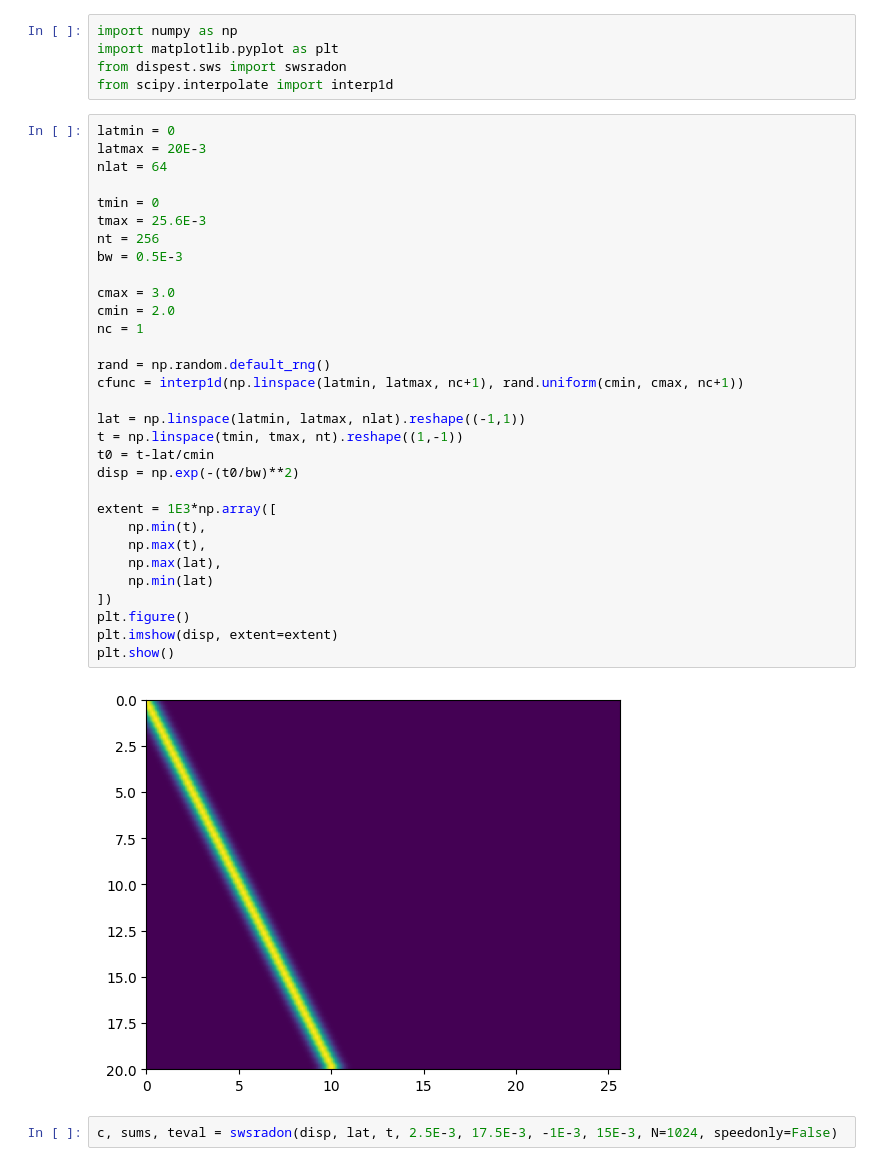
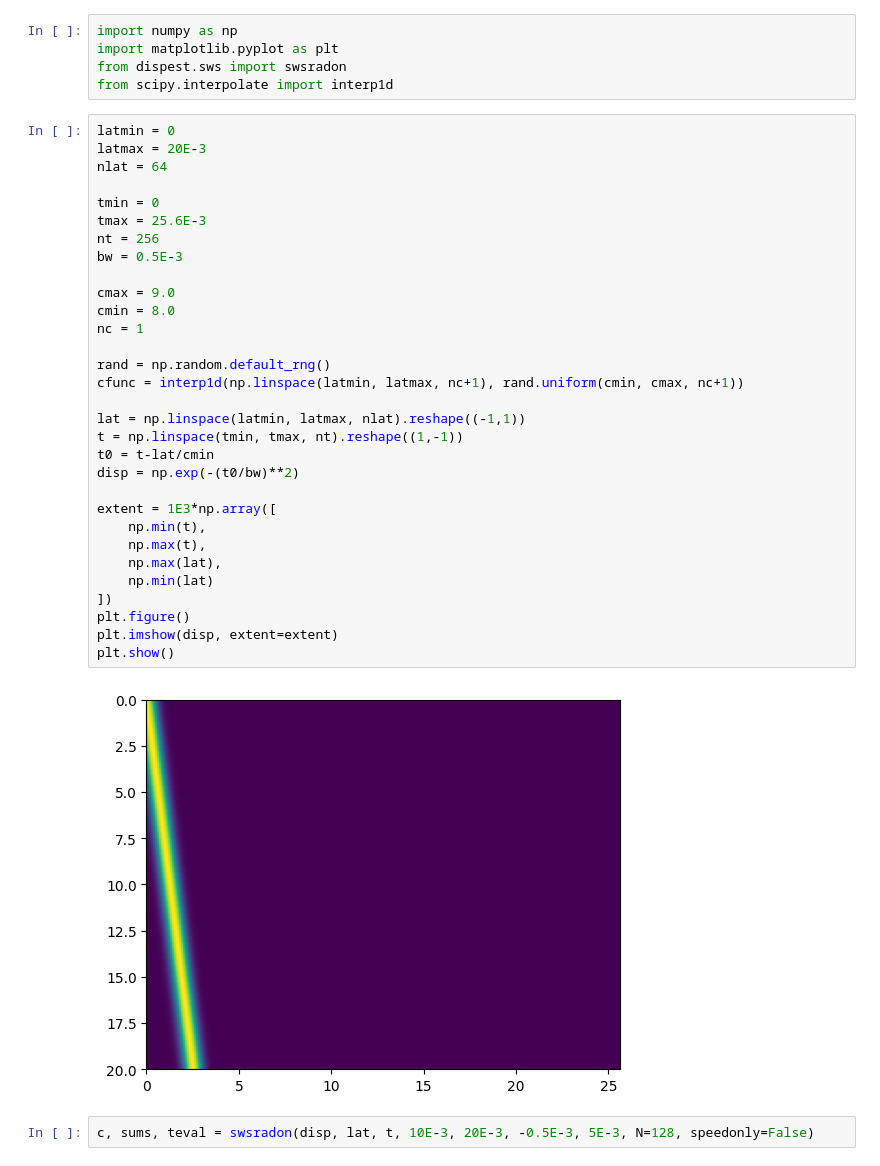
Before and after one commit to wewightman/pyusel-dispest, a Jupyter notebook: examples/swsestimation.ipynb, the cells around one changed output. Drawn from its saved outputs; the diff is of its cells as text.

```diff
--- a/examples/swsestimation.ipynb
+++ b/examples/swsestimation.ipynb
@@ -6,38 +6,38 @@ from scipy.interpolate import interp1d
 # %%
 latmin = 0
 latmax = 20E-3
 nlat = 64
 
 tmin = 0
 tmax = 25.6E-3
 nt = 256
 bw = 0.5E-3
 
-cmax = 3.0
-cmin = 2.0
+cmax = 9.0
+cmin = 8.0
 nc = 1
 
 rand = np.random.default_rng()
 cfunc = interp1d(np.linspace(latmin, latmax, nc+1), rand.uniform(cmin, cmax, nc+1))
 
 lat = np.linspace(latmin, latmax, nlat).reshape((-1,1))
 t = np.linspace(tmin, tmax, nt).reshape((1,-1))
 t0 = t-lat/cmin
 disp = np.exp(-(t0/bw)**2)
 
 extent = 1E3*np.array([
     np.min(t),
     np.max(t),
     np.max(lat),
     np.min(lat)
 ])
 plt.figure()
 plt.imshow(disp, extent=extent)
 plt.show()
 # %% [output]
-[figure, old version]
+[figure, new version]
 # %%
-c, sums, teval = swsradon(disp, lat, t, 2.5E-3, 17.5E-3, -1E-3, 15E-3, N=1024, speedonly=False)
+c, sums, teval = swsradon(disp, lat, t, 10E-3, 20E-3, -0.5E-3, 5E-3, N=128, speedonly=False)
 # %%
 extent = 1E3*np.array([
     np.min(teval), np.max(teval),
```
Also changed, not shown: parts of 1 cell of this notebook, 1 other file.
